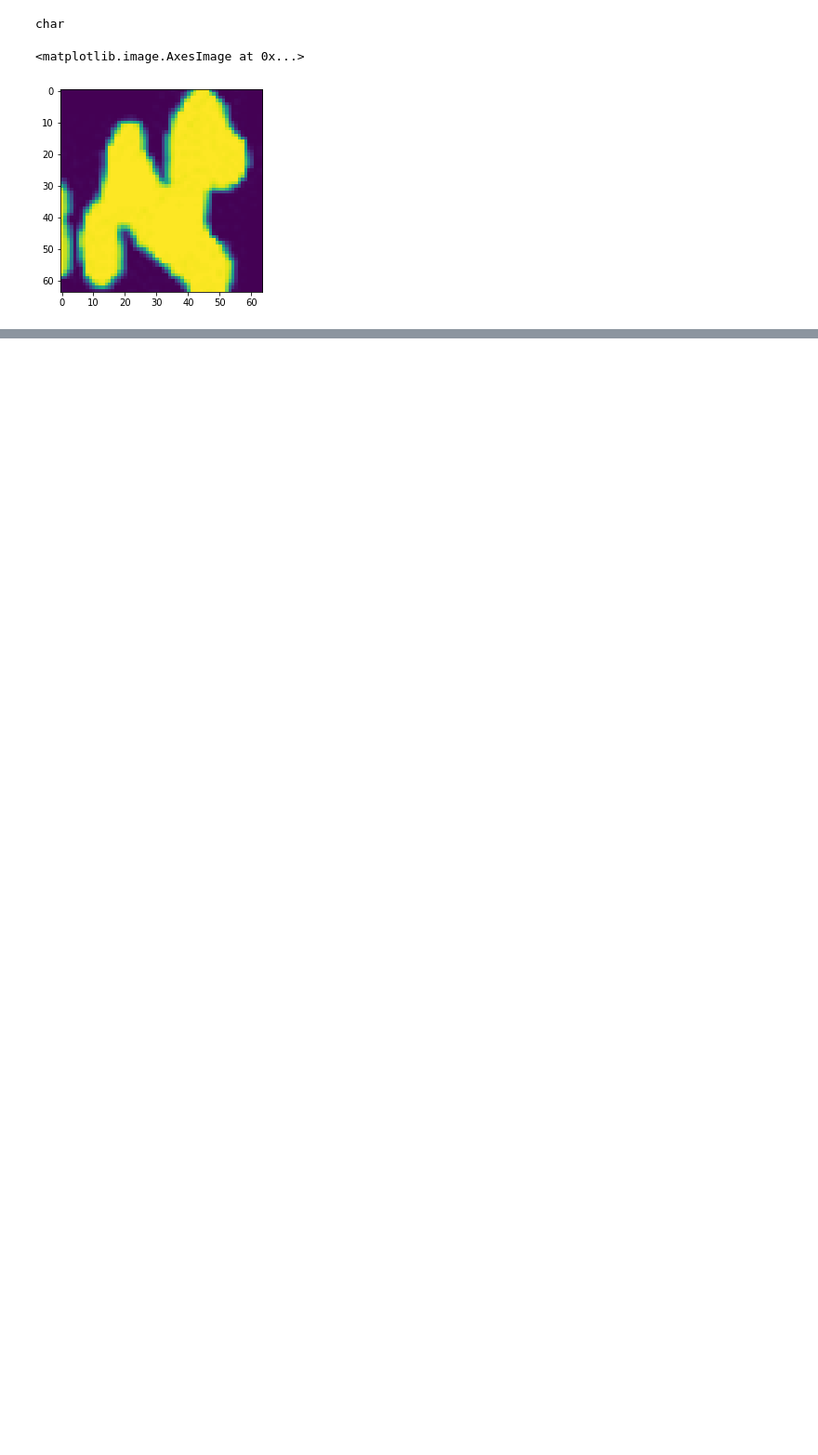
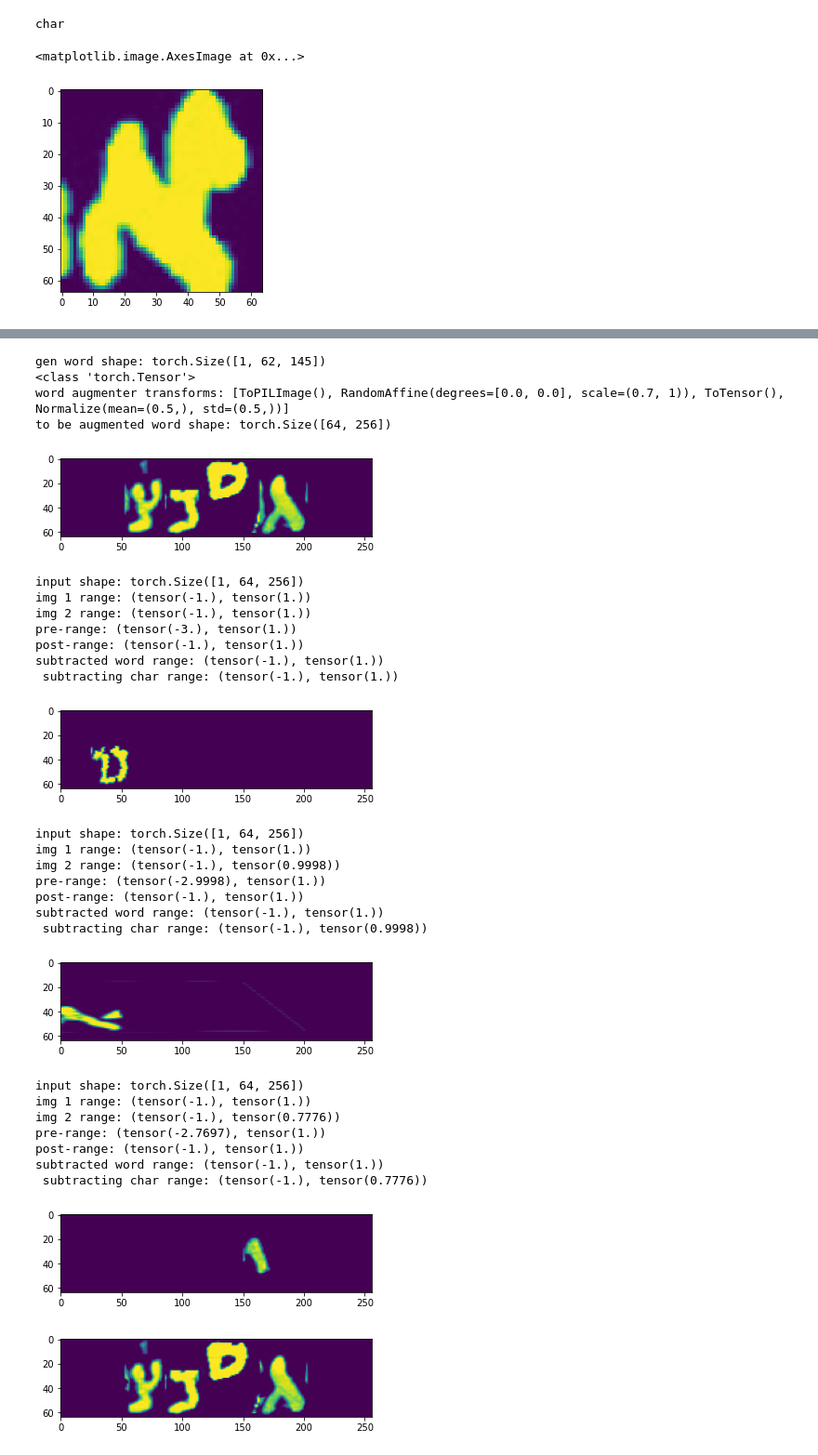
Before and after one commit to MelleStarke/HWR-Group16, a Jupyter notebook: src/dss/test.ipynb, the cells around one changed output, grey strips where cells are left out. Shown: that part at 93% size. Cells and saved outputs as stored; diff of their text form; code cells hidden in the pictures; blank space fills up the shorter version.

```diff
--- a/src/dss/test.ipynb
+++ b/src/dss/test.ipynb
@@ -110,0 +149,35 @@ torch.Size([1, 64, 256])
+# %%
+base_word, crpt_word, label = cwg.gen_words(1)
+rc = RandomCorrupt(load_dataset('char', equal_shapes=False))
+rc.forward(base_word)
+# %% [output]
+gen word shape: torch.Size([1, 62, 145])
+<class 'torch.Tensor'>
+word augmenter transforms: [ToPILImage(), RandomAffine(degrees=[0.0, 0.0], scale=(0.7, 1)), ToTensor(), Normalize(mean=(0.5,), std=(0.5,))]
+to be augmented word shape: torch.Size([64, 256])
+[figure, added]
+input shape: torch.Size([1, 64, 256])
+img 1 range: (tensor(-1.), tensor(1.))
+img 2 range: (tensor(-1.), tensor(1.))
+pre-range: (tensor(-3.), tensor(1.))
+post-range: (tensor(-1.), tensor(1.))
+subtracted word range: (tensor(-1.), tensor(1.))
+ subtracting char range: (tensor(-1.), tensor(1.))
+[figure, added]
+input shape: torch.Size([1, 64, 256])
+img 1 range: (tensor(-1.), tensor(1.))
+img 2 range: (tensor(-1.), tensor(0.9998))
+pre-range: (tensor(-2.9998), tensor(1.))
+post-range: (tensor(-1.), tensor(1.))
+subtracted word range: (tensor(-1.), tensor(1.))
+ subtracting char range: (tensor(-1.), tensor(0.9998))
+[figure, added]
+input shape: torch.Size([1, 64, 256])
+img 1 range: (tensor(-1.), tensor(1.))
+img 2 range: (tensor(-1.), tensor(0.7776))
+pre-range: (tensor(-2.7697), tensor(1.))
+post-range: (tensor(-1.), tensor(1.))
+subtracted word range: (tensor(-1.), tensor(1.))
+ subtracting char range: (tensor(-1.), tensor(0.7776))
+[figure, added]
+[figure, added]
```
Also changed, not shown: parts of 5 cells of this notebook, 3 other files.
